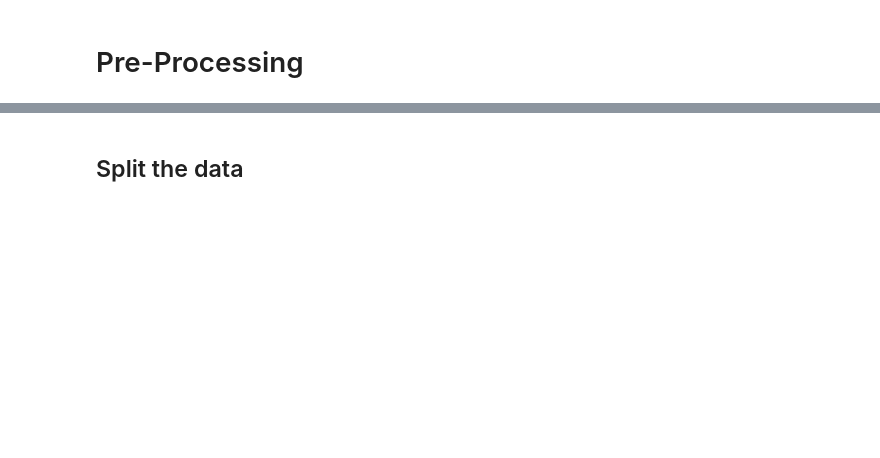
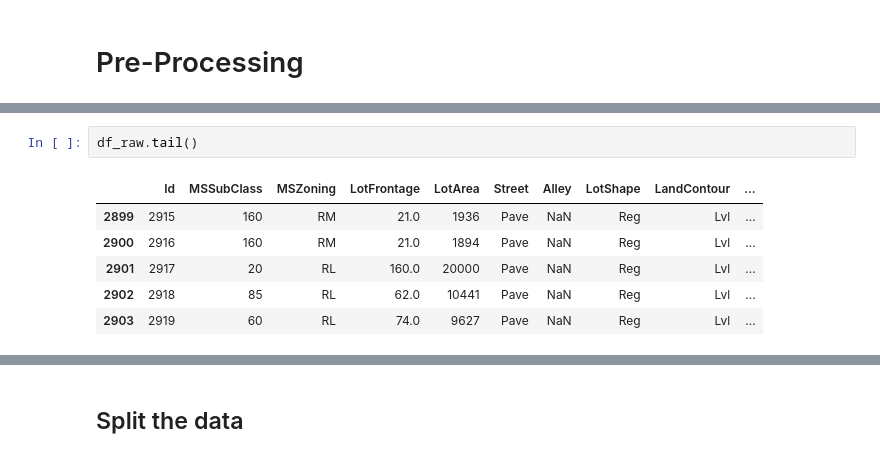
Before and after one commit to Jafarpisheh/HousePrices, a Jupyter notebook: HousePrices.ipynb, the cells around one changed output, grey strips where cells are left out. Drawn from its saved outputs; the diff is of its cells as text; blank space fills up the shorter version.

```diff
--- a/HousePrices.ipynb
+++ b/HousePrices.ipynb
@@ -100,0 +58,9 @@ sns.barplot(df_group.index, df_group.Price, order = df_group.sort_values('Price'
+# %%
+df_raw.tail()
+# %% [output]
+|  | Id | MSSubClass | MSZoning | LotFrontage | LotArea | Street | Alley | LotShape | LandContour | ... |
+| 2899 | 2915 | 160 | RM | 21.0 | 1936 | Pave | NaN | Reg | Lvl | ... |
+| 2900 | 2916 | 160 | RM | 21.0 | 1894 | Pave | NaN | Reg | Lvl | ... |
+| 2901 | 2917 | 20 | RL | 160.0 | 20000 | Pave | NaN | Reg | Lvl | ... |
+| 2902 | 2918 | 85 | RL | 62.0 | 10441 | Pave | NaN | Reg | Lvl | ... |
+| 2903 | 2919 | 60 | RL | 74.0 | 9627 | Pave | NaN | Reg | Lvl | ... |
```
Also changed, not shown: parts of 43 cells of this notebook.
